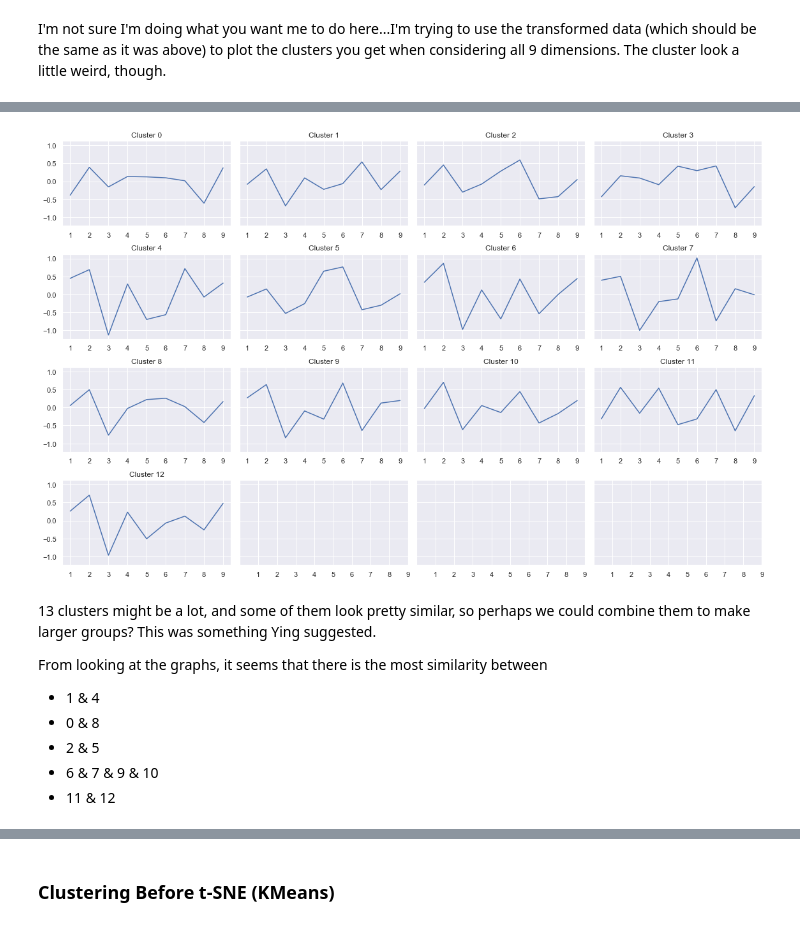
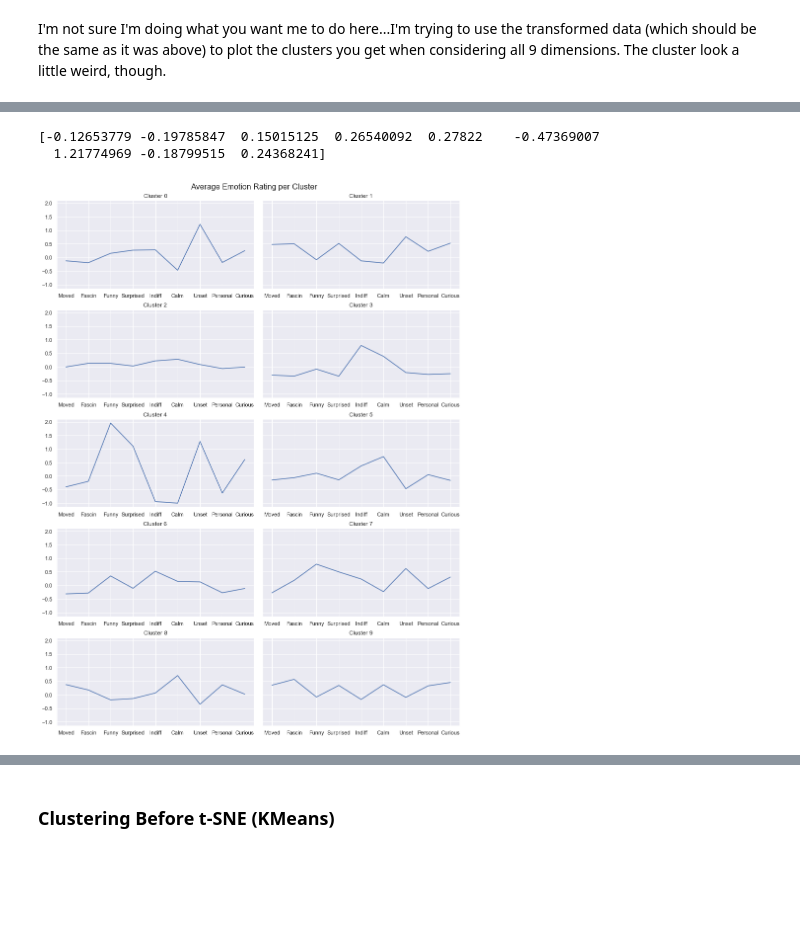
Before and after one commit to roberttwomey/art-and-empathy, a Jupyter notebook: sdma_clustering.ipynb, the cells around one changed output, grey strips where cells are left out. Cells and saved outputs as stored; diff of their text form; code cells hidden in the pictures; blank space fills up the shorter version.

```diff
--- a/sdma_clustering.ipynb
+++ b/sdma_clustering.ipynb
@@ -28,0 +145,5 @@ aveEmotions.head(5)
+# %%
+# turing aveEmotions into a df
+aECols = ['Moved','Fascinated','Funny','Surprised','Indifferent','Calm','Unsettling','Personal','Curious']
+aveEmotions = pd.DataFrame(data=aveEmotions, columns=aECols)
+aveEmotions
@@ -29,8 +210,11 @@ aveEmotions.head(5)
 # %%
 #create aveEmotions copy without ID column to be used for clustering
+
+#<--don't think we need this anymore cuz it's already an np array now
+#X = np.delete(X, 0, axis=1)
 X = aveEmotions.to_numpy()
-X = np.delete(X, 0, axis=1)
-# print(X[:10]) # first ten rows
+#X = np.delete(aveEmotions, 0, axis=1) # <-- can't remember what this does but it was there last time so.....
+#print(X[:10]) # first ten rows
 # %%
 X[0] # single row (scores for single painting)
 # %% [output]
@@ -87,7 +273,8 @@ print(n_clusters_)
 9
 # %%
 #adding labels to a new aveEmotions df
-aveEmotions['ClusterAfter'] = labels
-aveEmotions['ClusterBefore'] = np.nan #this is empty for now so certain functions Work
+aveEmotions['ClusterAfter'] = list(labels)
+aveEmotions['ClusterBefore'] = np.nan
+aveEmotions['ClusterKMeans'] = np.nan #this is empty for now so certain functions Work
 aveEmotions.head(5)
 # %% [output]
@@ -154,7 +341,7 @@ clusterCountAfter
 def addColAverage(whichCluster,clusterNum):
     cluster = aveEmotions[(aveEmotions[whichCluster] == clusterNum)] #grabs paintings in a cluster
     means = cluster.mean() #col means
-    means = means.drop(labels = ["ID","ClusterAfter","ClusterBefore"]) #drop IDs and Cluster labels
+    means = means.drop(labels = ["ClusterAfter","ClusterBefore","ClusterKMeans"]) #drop Cluster labels
     means = means.to_numpy() #converts series to numpy array
 
     return means
@@ -259,29 +447,30 @@ clusterCountBefore
+# %%
+#plt.plot(ratings, np.array(addColAverage("ClusterBefore",0)))
+print(addColAverage("ClusterBefore",0))
+# %% [output]
+[-0.12653779 -0.19785847  0.15015125  0.26540092  0.27822    -0.47369007
+  1.21774969 -0.18799515  0.24368241]
 # %%
 # plot the emotion averages of each cluster
 
-fig, axes= plt.subplots(nrows=4, ncols=4, sharey = True, figsize=(16,10))
+fig, axes= plt.subplots(nrows=5, ncols=2, sharey = True, figsize=(12,16))
 
-plt.setp(axes, xticks=[1,2,3,4,5,6,7,8,9]) #, xticklabels=["Moved","Fascin","Funny","Surprised",
-                                                        #"Indiff","Calm","Unset","Personal","Curious"]) #adds tick marks for each emotion category
+plt.setp(axes, xticks=[1,2,3,4,5,6,7,8,9], xticklabels=["Moved","Fascin","Funny","Surprised",
+                                                        "Indiff","Calm","Unset","Personal","Curious"]) #adds tick marks for each emotion category
+fig.suptitle("Average Emotion Rating per Cluster", size=16)
+
 k = 0
-for i in range(0,4):
-    for j in range(0,4):
-        if k<13:
-            axes[i,j].plot(ratings, addColAverage("ClusterBefore",k))
-            axes[i,j].set_title('Cluster {number}'.format(number = k))
-            k = k+1
+for i in range(0,5):
+    for j in range(0,2):
+        axes[i,j].plot(ratings, addColAverage("ClusterBefore",k))
+        axes[i,j].set_title('Cluster {number}'.format(number = k))
+        k = k+1
 
 plt.tight_layout()
+fig.subplots_adjust(top=0.95)
 
 plt.show()
+
+#fig.savefig('cluster-averages-linegraph.png')
 # %% [output]
-[figure, old version]
+[figure, new version]
-# %% [markdown]
-13 clusters might be a lot, and some of them look pretty similar, so perhaps we could combine them to make larger groups? This was something Ying suggested.
-
-From looking at the graphs, it seems that there is the most similarity between
-- 1 & 4
-- 0 & 8
-- 2 & 5
-- 6 & 7 & 9 & 10
-- 11 & 12
```
Also changed, not shown: parts of 55 cells of this notebook, 1 other file.
